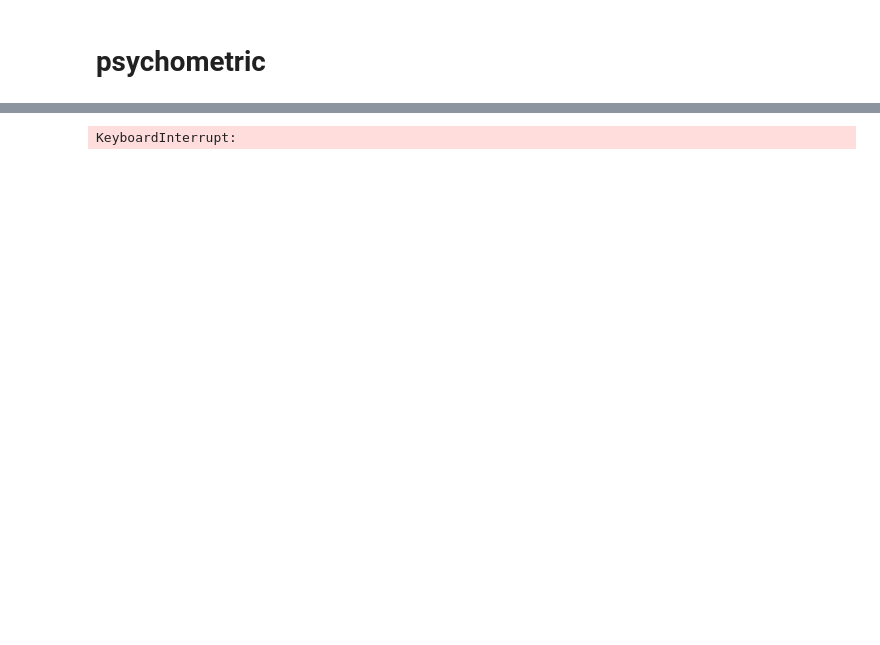
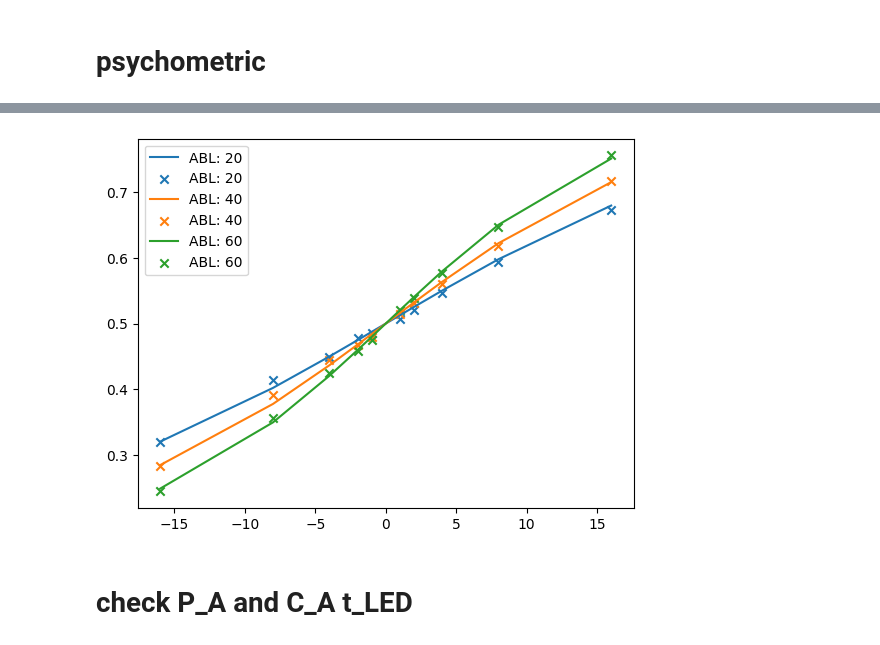
Before and after one commit to rakaar/ddm_data, a Jupyter notebook: fit_added_noise/theory_diagnostics.ipynb, the cells around one changed output, grey strips where cells are left out. Saved outputs shown, nothing was run; the diff lists cells and outputs as text; code cells hidden in the pictures; blank space fills up the shorter version.

```diff
--- a/fit_added_noise/theory_diagnostics.ipynb
+++ b/fit_added_noise/theory_diagnostics.ipynb
@@ -592 +588,5 @@ plt.show()
+# %%
+# P_A mean and C_A
+P_A_t_mean = np.mean(P_A_t_led_vs_t, axis=0)
+C_A_t_mean = cumtrapz(P_A_t_mean, t_pts, initial=0)
 # %%
@@ -619,22 +619,30 @@ def up_RTs_fit_OPTIM_V_A_change_added_noise_M3_delGO_NO_PA_part_VEC_fn(t, P_A, C
 
     return P_up
 # %%
-from psiam_tied_dv_map_utils_with_PDFs import up_RTs_fit_OPTIM_V_A_change_added_noise_M3_delGO_fn
-def psychometric_theory(t_LED, t_stim):
-    p_up_dict = {}
-    t_pts = np.arange(0, 5, 0.001)
-
-
-    for ABL in ABL_arr:
-        p_up_for_ABL = np.zeros_like(ILD_arr)
-        for ILD_idx, ILD in enumerate(ILD_arr):
-            up_theory = [up_RTs_fit_OPTIM_V_A_change_added_noise_M3_delGO_NO_PA_part_fn(t, P_A_vec[i], C_A_vec[i], ABL, ILD, rate_lambda, T_0, noise, theta_E, Z_E, t_stim, t_A_aff, t_E_aff, del_go, K_max) \
-                        for i,t in enumerate(t_pts)]
-            p_up_for_ABL[ILD_idx] = trapz(up_theory, t_pts)
-        p_up_dict[ABL] = p_up_for_ABL
-
-    return p_up_dict
+t_pts_wrt_stim = np.arange(-5, 5, 0.001)
+p_up_dict = {}
+for ABL in ABL_arr:
+    p_up_vs_ILD = np.zeros_like(ILD_arr)
+    for ILD_i, ILD in enumerate(ILD_arr):
+        p_up_abl_ild_vs_t = up_RTs_fit_OPTIM_V_A_change_added_noise_M3_delGO_NO_PA_part_VEC_NO_stimfn(t_pts, P_A_t_mean, C_A_t_mean, \
+                                                                                    ABL, ILD, rate_lambda, T_0, noise, theta_E, Z_E,\
+                                                                                          0, t_A_aff, t_E_aff, del_go, K_max)
+        p_up_vs_ILD[ILD_i] = trapz(p_up_abl_ild_vs_t, t_pts)
+    p_up_dict[ABL] = p_up_vs_ILD
-# %%
-samples_p_up_dict = Parallel(n_jobs=30)(delayed(psychometric_theory)(t_stim_and_led_tuple_samples[iter][1], t_stim_and_led_tuple_samples[iter][0]) for iter in tqdm(range(N_theory)))
-# %% [output]
-KeyboardInterrupt:
+# %%
+for ABL_i, ABL in enumerate(ABL_arr):
+    sim_p_up = np.zeros_like(ILD_arr)
+    for ILD_i, ILD in enumerate(ILD_arr):
+        sim_ABL_ILD_df = sim_results_df[ (sim_results_df['ABL'] == ABL) & (sim_results_df['ILD'] == ILD) ]
+        # convert choice -1 to 0
+        sim_ABL_ILD_df.loc[:,'choice'] = (sim_ABL_ILD_df['choice'] + 1)/2
+        # mean of choice
+        sim_p_up[ILD_i] = np.mean(sim_ABL_ILD_df['choice'])
+    plt.plot(ILD_arr, p_up_dict[ABL], label=f'ABL: {ABL}')
+    plt.scatter(ILD_arr, sim_p_up, label=f'ABL: {ABL}', marker='x')
+plt.legend()
+plt.show()
+# %% [output]
+[figure, added]
+# %% [markdown]
+# check P_A and C_A t_LED
```
Also changed, not shown: parts of 21 cells of this notebook.
